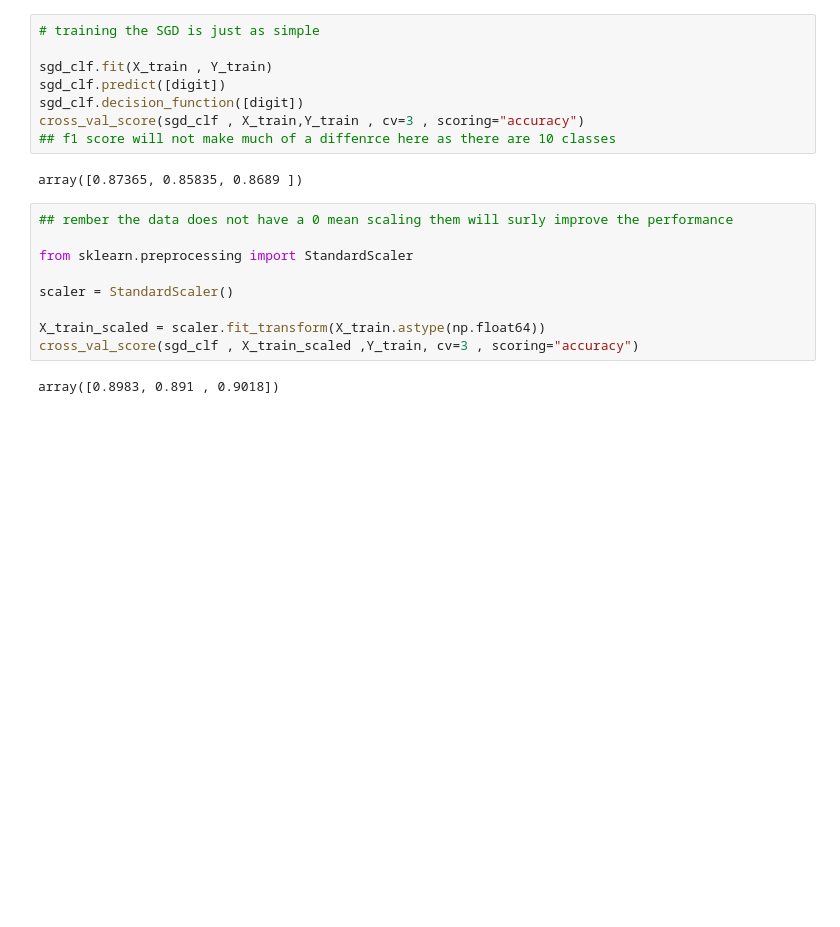
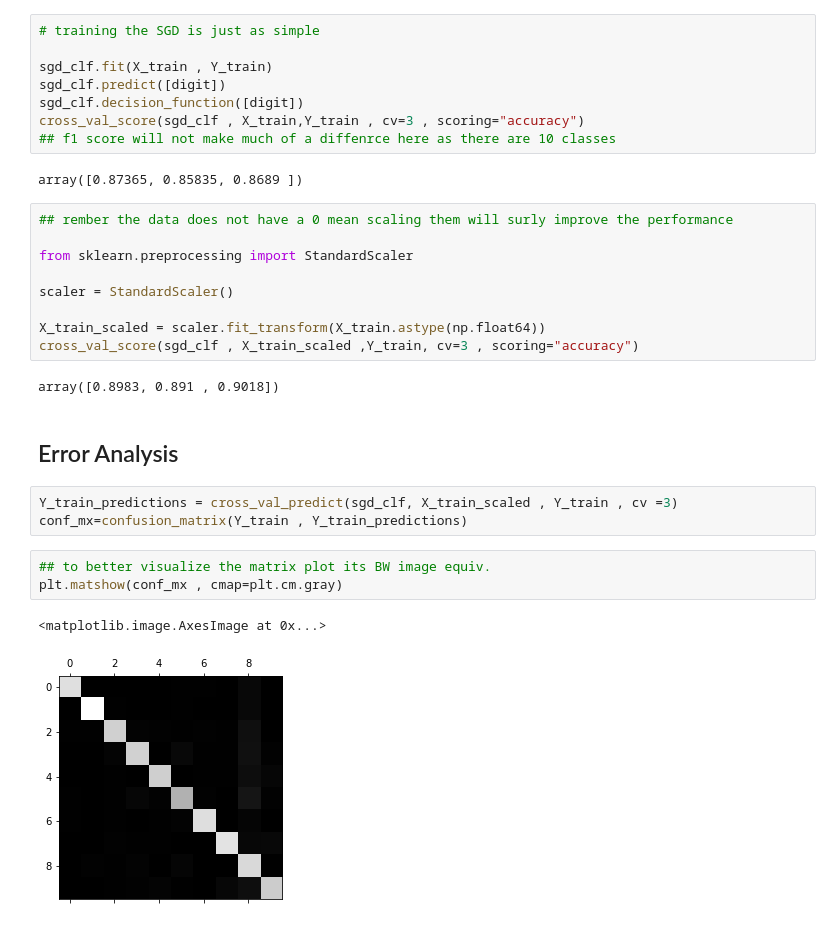
Before and after one commit to Mark-Nawar/ML-Books_Notes, a Jupyter notebook: BooksSummarie/Chapter-3/classification.ipynb, the cells around one changed output. Saved outputs shown, nothing was run; the diff lists cells and outputs as text; blank space fills up the shorter version.

Commit message:
Error Analysis Initial Confusion-Matrix

```diff
--- a/BooksSummarie/Chapter-3/classification.ipynb
+++ b/BooksSummarie/Chapter-3/classification.ipynb
@@ -329,3 +329,14 @@ X_train_scaled = scaler.fit_transform(X_train.astype(np.float64))
 cross_val_score(sgd_clf , X_train_scaled ,Y_train, cv=3 , scoring="accuracy")
 # %% [output]
 array([0.8983, 0.891 , 0.9018])
+# %% [markdown]
+## Error Analysis
+# %%
+Y_train_predictions = cross_val_predict(sgd_clf, X_train_scaled , Y_train , cv =3)
+conf_mx=confusion_matrix(Y_train , Y_train_predictions)
+# %%
+## to better visualize the matrix plot its BW image equiv.
+plt.matshow(conf_mx , cmap=plt.cm.gray)
+# %% [output]
+<matplotlib.image.AxesImage at 0x...>
+[figure, added]
```
